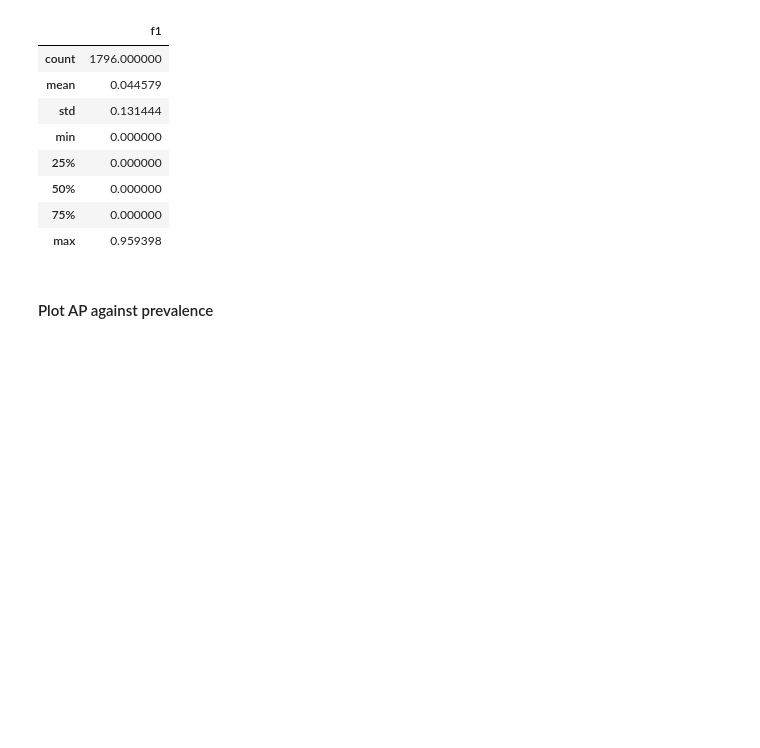
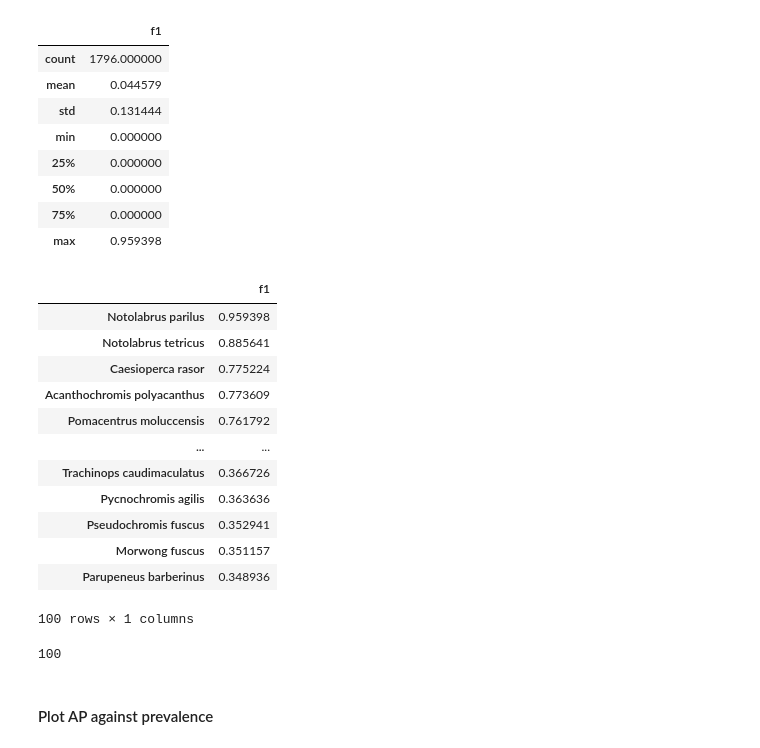
Before and after one commit to morand-g/malpolon-marbec, a Jupyter notebook: examples/RLS/RLS - PA outputs.ipynb, the cells around one changed output. Saved outputs shown, nothing was run; the diff lists cells and outputs as text; code cells hidden in the pictures; blank space fills up the shorter version.

```diff
--- a/examples/RLS/RLS - PA outputs.ipynb
+++ b/examples/RLS/RLS - PA outputs.ipynb
@@ -262,7 +262,25 @@ scores.describe()
 | max | 0.959398 |
 # %%
 scores.sort_values(ascending=False, by=scorename, inplace = True)
-scores[:100].to_csv(pred_path.parent / f'top100-{scorename}.csv')
+scores[:100]#.to_csv(pred_path.parent / f'top100-{scorename}.csv')
+# %% [output]
+|  | f1 |
+| Notolabrus parilus | 0.959398 |
+| Notolabrus tetricus | 0.885641 |
+| Caesioperca rasor | 0.775224 |
+| Acanthochromis polyacanthus | 0.773609 |
+| Pomacentrus moluccensis | 0.761792 |
+| ... | ... |
+| Trachinops caudimaculatus | 0.366726 |
+| Pycnochromis agilis | 0.363636 |
+| Pseudochromis fuscus | 0.352941 |
+| Morwong fuscus | 0.351157 |
+| Parupeneus barberinus | 0.348936 |
+100 rows × 1 columns
+# %%
+len(best_species)
+# %% [output]
+100
 # %% [markdown]
 #### Plot AP against prevalence
 # %%
```
Also changed, not shown: 2 other files.
